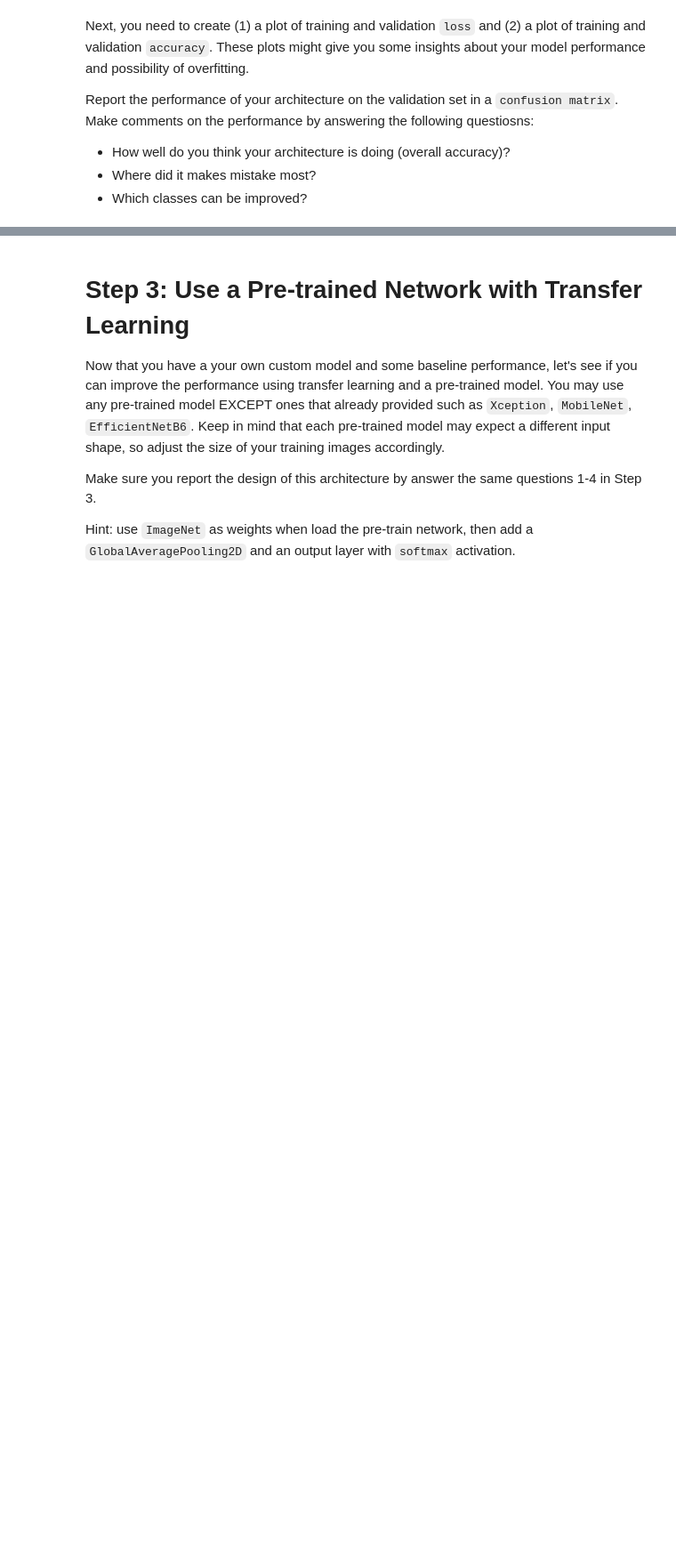
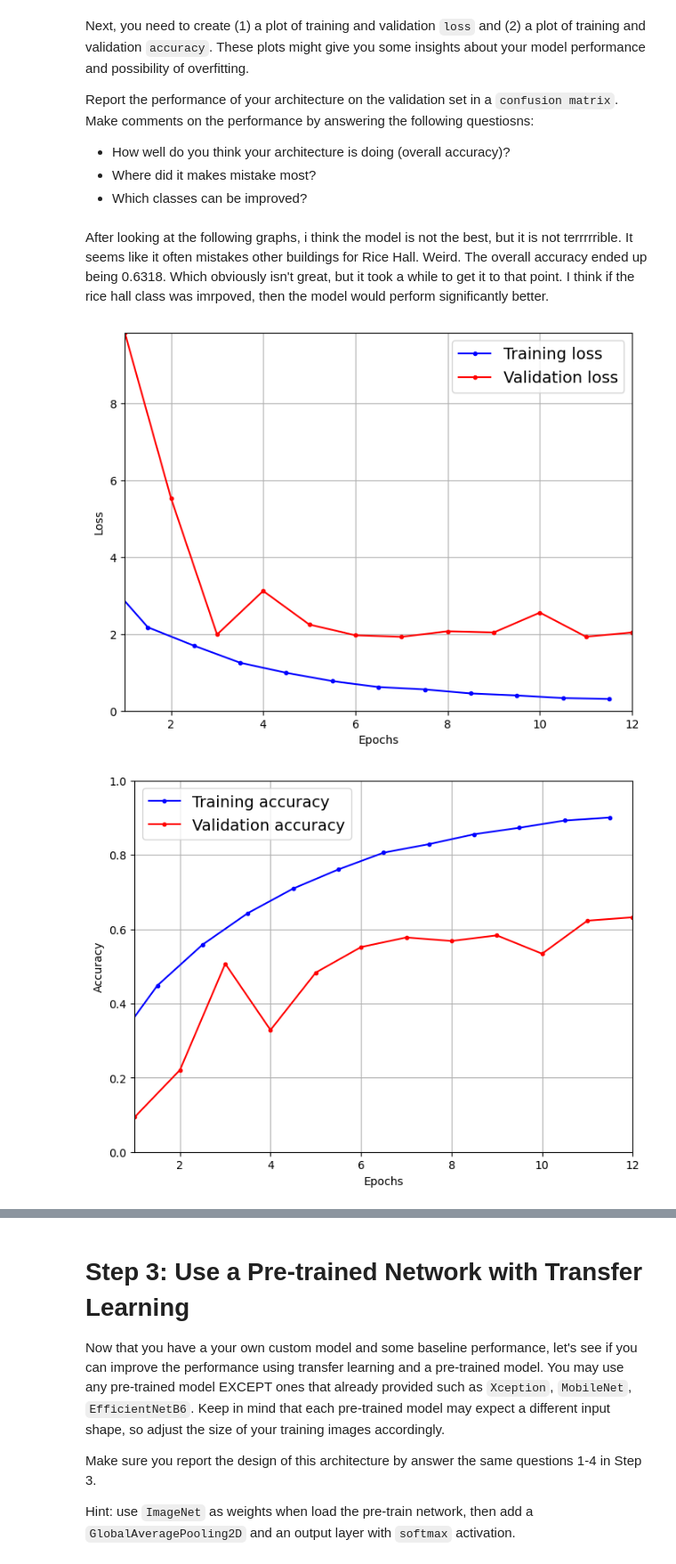
Before and after one commit to eva-butler/CS4774, a Jupyter notebook: sae9fp_codeathon_2.ipynb, the cells around one changed output, grey strips where cells are left out. Shown at 89% size. Saved outputs shown, nothing was run; the diff lists cells and outputs as text; code cells hidden in the pictures; blank space fills up the shorter version.

```diff
--- a/sae9fp_codeathon_2.ipynb
+++ b/sae9fp_codeathon_2.ipynb
@@ -67,11 +61,10 @@ Streaming output truncated to the last 5000 lines.
 # %%
 from sklearn.datasets import load_files
-from keras.utils import np_utils
+import keras.utils
 
-from keras.preprocessing import image
 from tqdm import tqdm # progress bar
 
-data_dir = "/content/dataset/"
+data_dir = "dataset/"
 batch_size = 32;
 # IMPORTANT: Depends on what pre-trained model you choose, you will need to change these dimensions accordingly
 img_height = 150;
@@ -146,11 +194,11 @@ myModel.summary()
 # %% [markdown]
 After designing the model, you will need to train it. In order to train, you will need to pick a number of `epoch` (iteration), which `optimizer` to use (from  `keras.optimizers`), a `loss` function, and some `metrics`.
 # %%
-myEpochs = ##TODO
-myOptimizer = #TODO
-myLoss = #TODO
-myMetrics = #TODO keep in mind that this can be multiple metrics including at least the accuracy
+myEpochs = 12
+myOptimizer = "adam"
+myLoss = "sparse_categorical_crossentropy"
+myMetrics = ["accuracy"]
 myModel.compile(loss= myLoss, optimizer = myOptimizer, metrics = myMetrics)
-history = myModel.fit(##TODO_training_data,
-                      ##TODO_validation_data,
+history = myModel.fit(train_ds,
+                      validation_data = validation_ds,
                       epochs = myEpochs)
@@ -165,0 +230,41 @@ Report the performance of your architecture on the validation set in a `confusio
+# %% [markdown]
+After looking at the following graphs, i think the model is not the best, but it is not terrrrrible. It seems like it often mistakes other buildings for Rice Hall. Weird. The overall accuracy ended up being 0.6318. Which obviously isn't great, but it took a while to get it to that point. I think if the rice hall class was imrpoved, then the model would perform significantly better.
+# %%
+# Your evaluation code here
+
+
+import matplotlib.pyplot as plt
+import numpy as np
+import matplotlib as mpl
+
+def plot_loss_curves(loss, val_loss):
+    plt.figure(figsize=(8, 6))
+    plt.plot(np.arange(len(loss)) + 0.5, loss, "b.-", label="Training loss")
+    plt.plot(np.arange(len(val_loss)) + 1, val_loss, "r.-", label="Validation loss")
+    plt.gca().xaxis.set_major_locator(mpl.ticker.MaxNLocator(integer=True))
+    plt.axis([1, len(loss), 0, max(max(loss), max(val_loss))])
+    plt.legend(fontsize=14)
+    plt.xlabel("Epochs")
+    plt.ylabel("Loss")
+    plt.grid(True)
+    plt.show()
+
+plot_loss_curves(history.history['loss'], history.history['val_loss'])
+
+
+def plot_accuracy_curves(accuracy, val_accuracy):
+    plt.figure(figsize=(8, 6))
+    plt.plot(np.arange(len(accuracy)) + 0.5, accuracy, "b.-", label="Training accuracy")
+    plt.plot(np.arange(len(val_accuracy)) + 1, val_accuracy, "r.-", label="Validation accuracy")
+    plt.gca().xaxis.set_major_locator(mpl.ticker.MaxNLocator(integer=True))
+    plt.axis([1, len(accuracy), 0, 1])
+    plt.legend(fontsize=14)
+    plt.xlabel("Epochs")
+    plt.ylabel("Accuracy")
+    plt.grid(True)
+    plt.show()
+
+plot_accuracy_curves(history.history['accuracy'], history.history['val_accuracy'])
+# %% [output]
+[figure, added]
+[figure, added]
```
Also changed, not shown: parts of 23 cells of this notebook.
